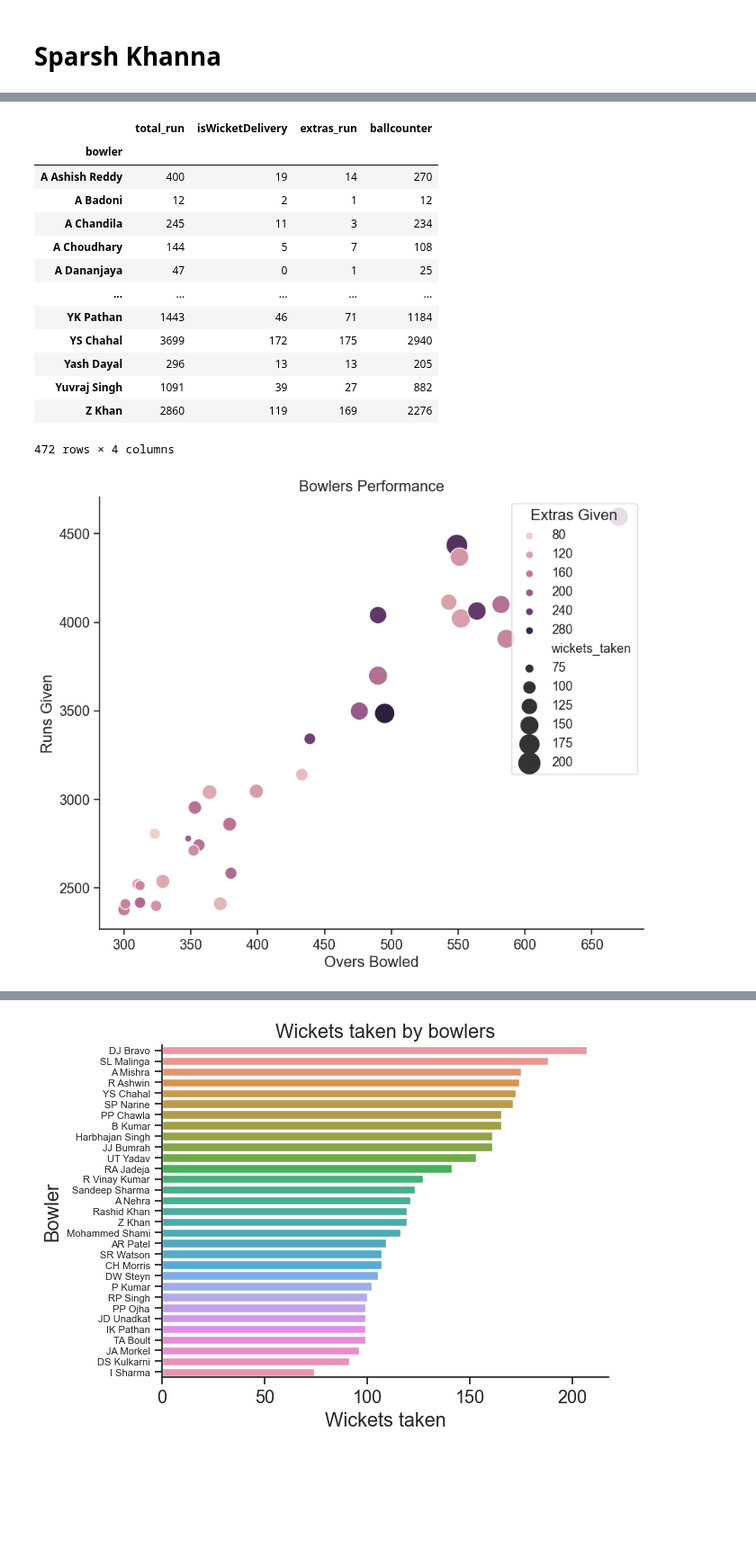
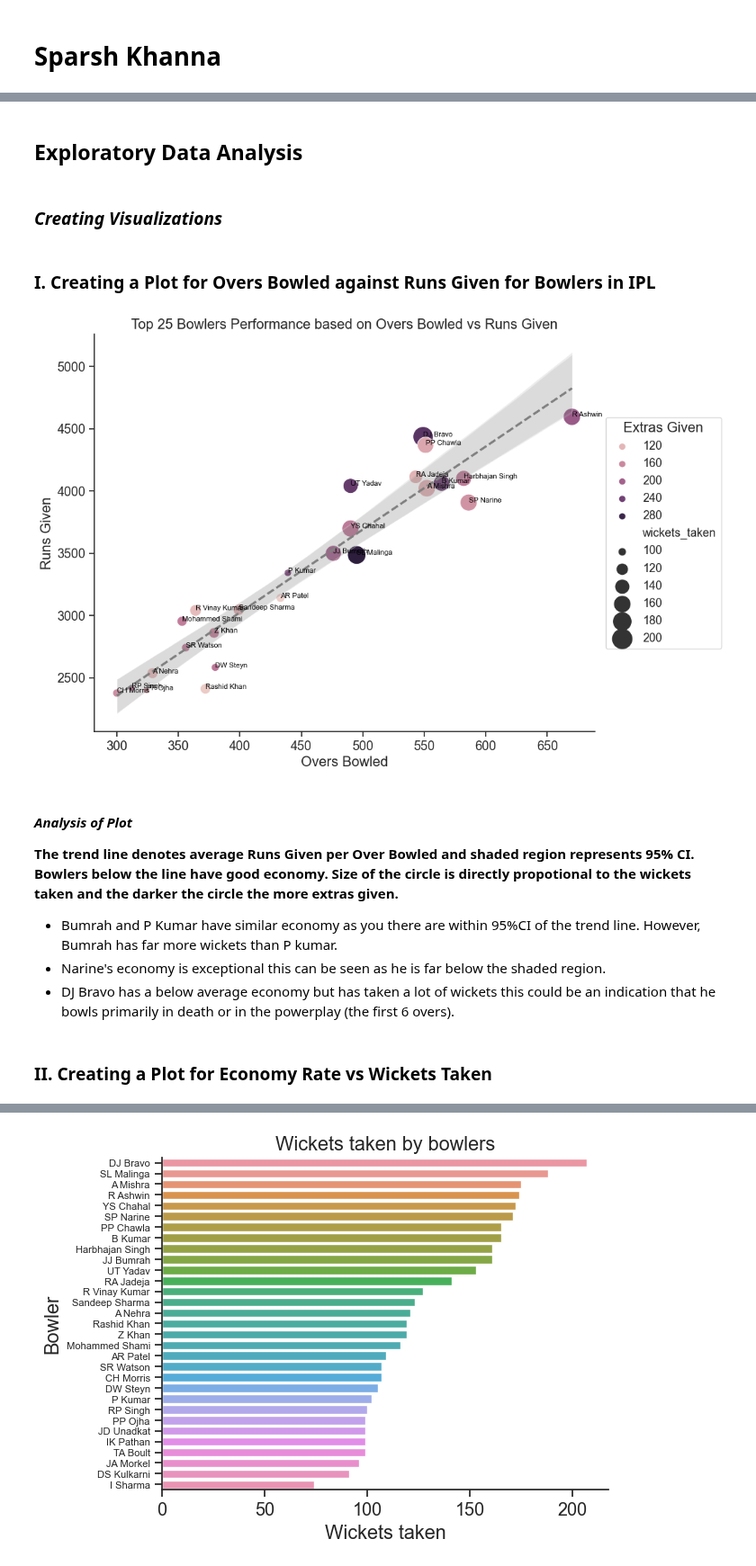
Before and after one commit to ubco-W2022T2-data301/project-group-group60, a Jupyter notebook: analysis/analysis2.ipynb, the cells around one changed output, grey strips where cells are left out. Shown at 90% size. Drawn from its saved outputs; the diff is of its cells as text; code cells hidden in the pictures; blank space fills up the shorter version.

```diff
--- a/analysis/analysis2.ipynb
+++ b/analysis/analysis2.ipynb
@@ -105,35 +57,39 @@ I Sharma                  348      7.985632
-# %%
-mask = (ball_by_ball['overs'] >= 16) & (ball_by_ball['overs'] <= 20)
-filtered_ipl_data = ball_by_ball[mask]
-bowler_stats1 = bowling_data.groupby('bowler').agg({'total_run': 'sum', 'isWicketDelivery': 'sum', 'extras_run': 'sum', 'ballcounter': 'sum'})
-bowler_stats1
-# %% [output]
-|  | total_run | isWicketDelivery | extras_run | ballcounter |
-| bowler |  |  |  |  |
-| A Ashish Reddy | 400 | 19 | 14 | 270 |
-| A Badoni | 12 | 2 | 1 | 12 |
-| A Chandila | 245 | 11 | 3 | 234 |
-| A Choudhary | 144 | 5 | 7 | 108 |
-| A Dananjaya | 47 | 0 | 1 | 25 |
-| ... | ... | ... | ... | ... |
-| YK Pathan | 1443 | 46 | 71 | 1184 |
-| YS Chahal | 3699 | 172 | 175 | 2940 |
-| Yash Dayal | 296 | 13 | 13 | 205 |
-| Yuvraj Singh | 1091 | 39 | 27 | 882 |
-| Z Khan | 2860 | 119 | 169 | 2276 |
-472 rows × 4 columns
+# %% [markdown]
+## **Exploratory Data Analysis**
+# %% [markdown]
+### *Creating Visualizations*
+# %% [markdown]
+### **I. Creating a Plot for Overs Bowled against Runs Given for Bowlers in IPL**
 # %%
-import matplotlib.pyplot as plt
-import seaborn as sns
-bs = bowler_stats.copy().sort_values('wickets_taken', ascending=False)
+bs = bowler_stats.sort_values('wickets_taken', ascending=False).head(25).copy()
+
+#Creating Plot
 fig, ax = plt.subplots(figsize=(10, 8))
-sns.scatterplot(x='overs_bowled', y='total_run', hue='extras_given', size='wickets_taken', sizes=(50, 500), data=bs, ax=ax)
+scatterplot = sns.scatterplot(x='overs_bowled', y='total_run', hue='extras_given', size='wickets_taken', sizes=(50, 500), data=bs.reset_index(), ax=ax)
+for line in range(0,bs.shape[0]):
+     scatterplot.text(bs.overs_bowled.iloc[line]+0.05, bs.total_run.iloc[line], bs.index[line], ha='left', fontsize=8, color='black')
+
+avg_run = bs['total_run'].mean()
+avg_ovr = bs['overs_bowled'].mean()
+
+sns.regplot(x='overs_bowled', y='total_run', data=bs.reset_index(), scatter=False, ax=ax, color='gray', line_kws={'linestyle':'--'})
+sns.regplot(x='overs_bowled', y='total_run', data=bs.reset_index(), scatter=False, ax=ax, color='gray', line_kws={'linestyle':'--'})
+
 ax.set_xlabel('Overs Bowled')
 ax.set_ylabel('Runs Given')
-ax.set_title('Bowlers Performance')
+ax.set_title('Top 25 Bowlers Performance based on Overs Bowled vs Runs Given')
+
 handles, labels = ax.get_legend_handles_labels()
-ax.legend(handles=handles[1:], labels=labels[1:], title='Extras Given', loc='upper right', fontsize='small')
+ax.legend(handles=handles[1:], labels=labels[1:], title='Extras Given', loc='center left', bbox_to_anchor=(1.01, 0.5), fontsize='small')
 plt.show()
 # %% [output]
-[figure, old version]
+[figure, new version]
+# %% [markdown]
+#### *Analysis of Plot*
+**The trend line denotes average Runs Given per Over Bowled and shaded region represents 95% CI. Bowlers below the line have good economy. Size of the circle is directly propotional to the wickets taken and the darker the circle the more extras given.**
+ * Bumrah and P Kumar have similar economy as you there are within 95%CI of the trend line. However, Bumrah has far more wickets than P kumar.
+ * Narine's economy is exceptional this can be seen as he is far below the shaded region.
+ * DJ Bravo has a below average economy but has taken a lot of wickets this could be an indication that he bowls primarily in death or in the powerplay (the first 6 overs).
+# %% [markdown]
+### **II. Creating a Plot for Economy Rate vs Wickets Taken**
 # %%
```
Also changed, not shown: parts of 46 cells of this notebook.
